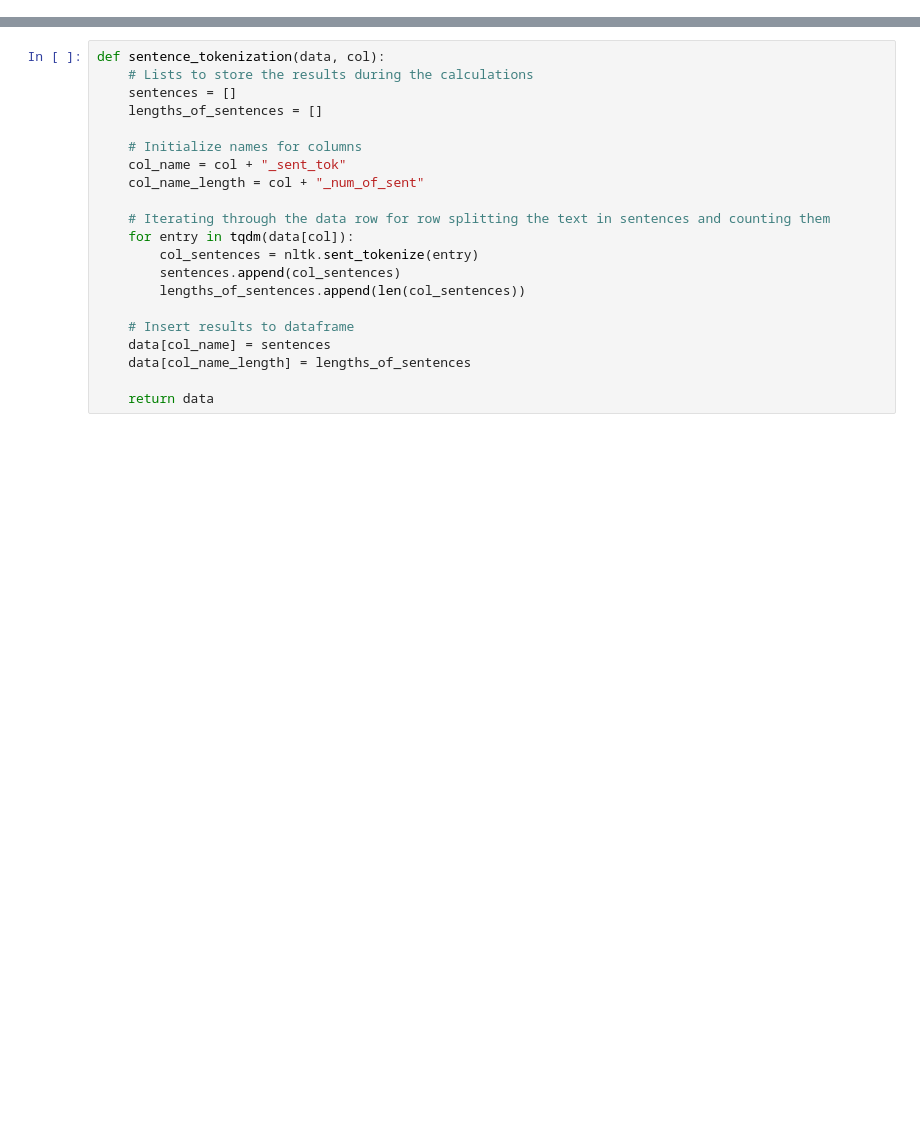
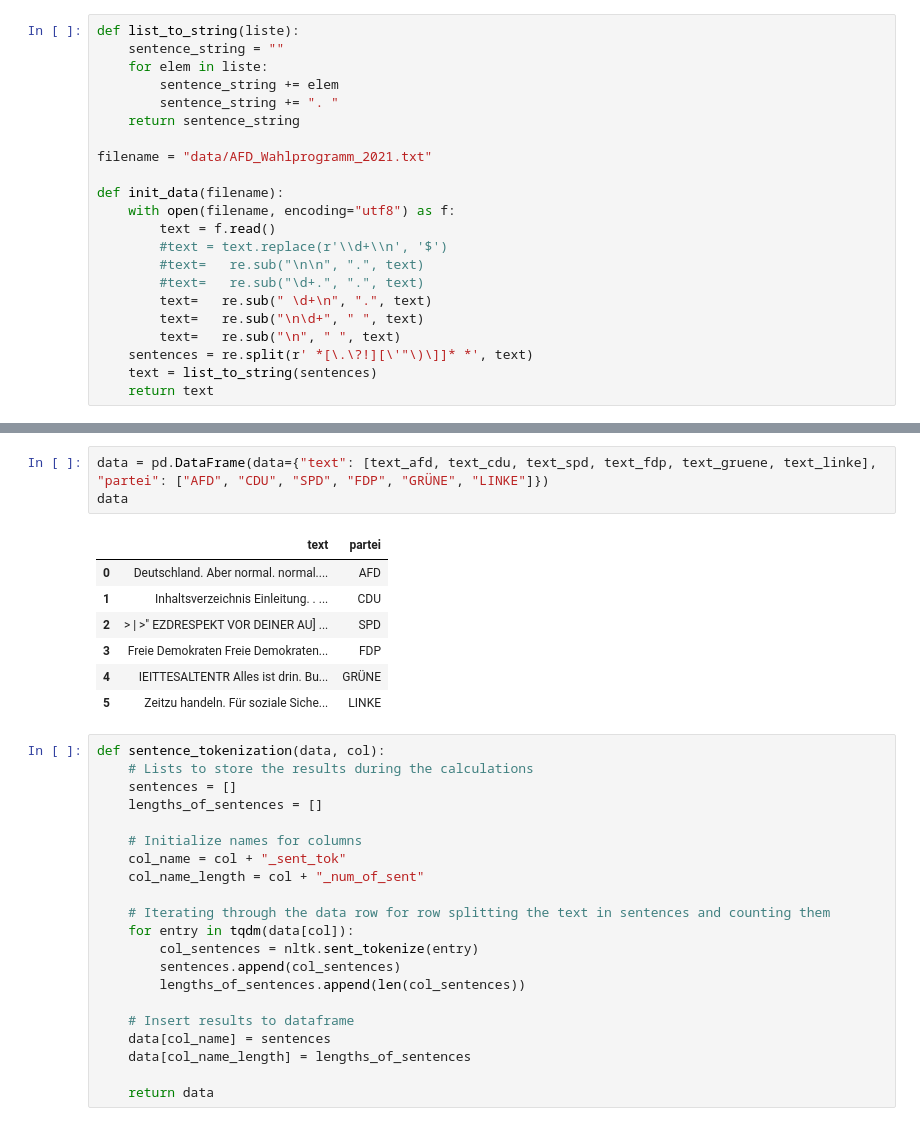
Before and after one commit to NICFRU/NLP, a Jupyter notebook: nlp_pipeline.ipynb, the cells around one changed output, grey strips where cells are left out. Saved outputs shown, nothing was run; the diff lists cells and outputs as text; blank space fills up the shorter version.

```diff
--- a/nlp_pipeline.ipynb
+++ b/nlp_pipeline.ipynb
@@ -29,0 +19,22 @@ def init_data(path: str, rename_dict, drop_list=[]):
+# %%
+def list_to_string(liste):
+    sentence_string = ""
+    for elem in liste:
+        sentence_string += elem
+        sentence_string += ". "
+    return sentence_string
+
+filename = "data/AFD_Wahlprogramm_2021.txt"
+
+def init_data(filename):
+    with open(filename, encoding="utf8") as f:
+        text = f.read()
+        #text = text.replace(r'\\d+\\n', '$')
+        #text=   re.sub("\n\n", ".", text)
+        #text=   re.sub("\d+.", ".", text)
+        text=   re.sub(" \d+\n", ".", text)
+        text=   re.sub("\n\d+", " ", text)
+        text=   re.sub("\n", " ", text)
+    sentences = re.split(r' *[\.\?!][\'"\)\]]* *', text)
+    text = list_to_string(sentences)
+    return text
@@ -30,3 +60,14 @@ def init_data(path: str, rename_dict, drop_list=[]):
+# %%
+data = pd.DataFrame(data={"text": [text_afd, text_cdu, text_spd, text_fdp, text_gruene, text_linke], "partei": ["AFD", "CDU", "SPD", "FDP", "GRÜNE", "LINKE"]})
+data
+# %% [output]
+|  | text | partei |
+| 0 | Deutschland. Aber normal. normal.... | AFD |
+| 1 | Inhaltsverzeichnis Einleitung. . ... | CDU |
+| 2 | > | >" EZDRESPEKT VOR DEINER AU] ... | SPD |
+| 3 | Freie Demokraten Freie Demokraten... | FDP |
+| 4 | IEITTESALTENTR Alles ist drin. Bu... | GRÜNE |
+| 5 | Zeitzu handeln. Für soziale Siche... | LINKE |
 # %%
 def sentence_tokenization(data, col):
     # Lists to store the results during the calculations
```
Also changed, not shown: parts of 14 cells of this notebook, 6 other files.
